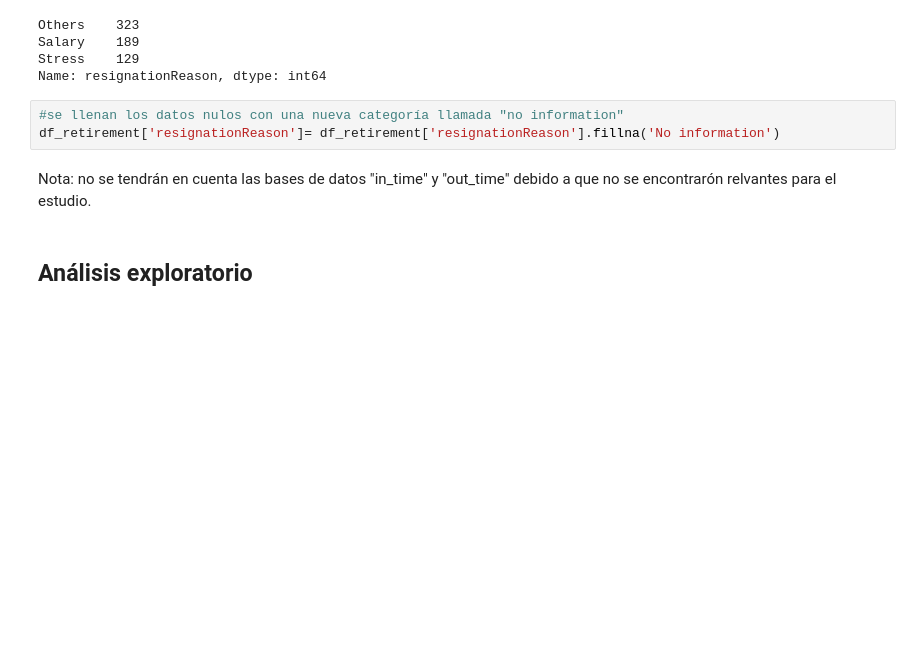
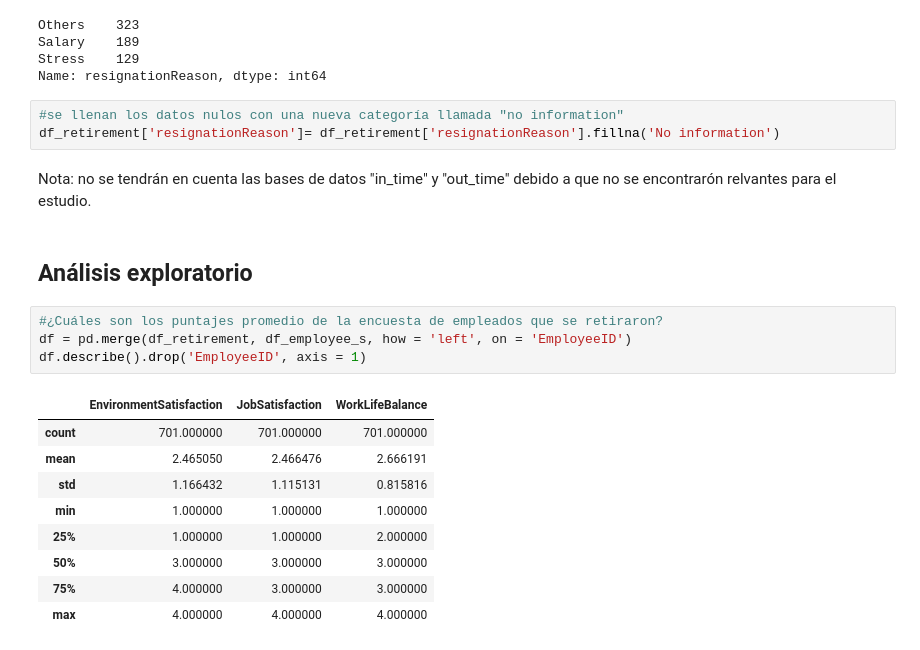
Before and after one commit to jhansanchez/Caso-de-estudio-RH, a Jupyter notebook: casoRH.ipynb, the cells around one changed output. Saved outputs shown, nothing was run; the diff lists cells and outputs as text; blank space fills up the shorter version.

```diff
--- a/casoRH.ipynb
+++ b/casoRH.ipynb
@@ -395,3 +396,17 @@ df_retirement['resignationReason']= df_retirement['resignationReason'].fillna('N
 Nota: no se tendrán en cuenta las bases de datos "in_time" y "out_time" debido a que no se encontrarón relvantes para el estudio.
 # %% [markdown]
 ## Análisis exploratorio
+# %%
+#¿Cuáles son los puntajes promedio de la encuesta de empleados que se retiraron?
+df = pd.merge(df_retirement, df_employee_s, how = 'left', on = 'EmployeeID')
+df.describe().drop('EmployeeID', axis = 1)
+# %% [output]
+|  | EnvironmentSatisfaction | JobSatisfaction | WorkLifeBalance |
+| count | 701.000000 | 701.000000 | 701.000000 |
+| mean | 2.465050 | 2.466476 | 2.666191 |
+| std | 1.166432 | 1.115131 | 0.815816 |
+| min | 1.000000 | 1.000000 | 1.000000 |
+| 25% | 1.000000 | 1.000000 | 2.000000 |
+| 50% | 3.000000 | 3.000000 | 3.000000 |
+| 75% | 4.000000 | 3.000000 | 3.000000 |
+| max | 4.000000 | 4.000000 | 4.000000 |
```
Also changed, not shown: parts of 10 cells of this notebook.
